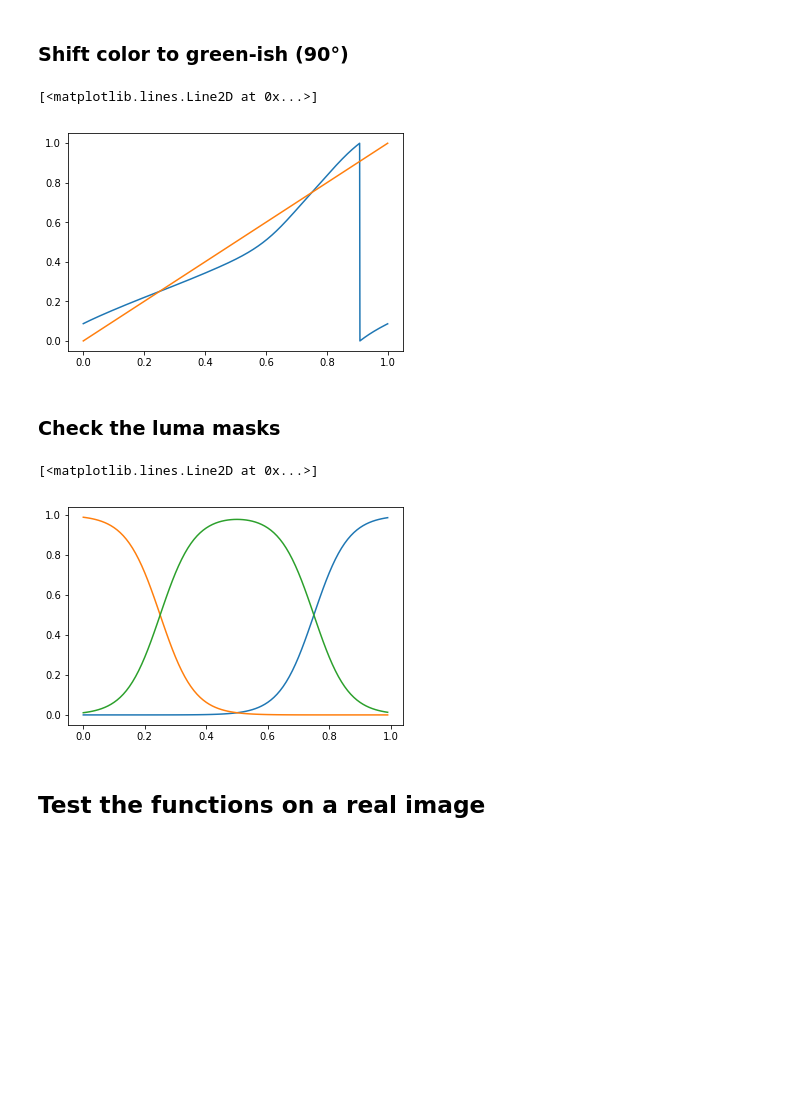
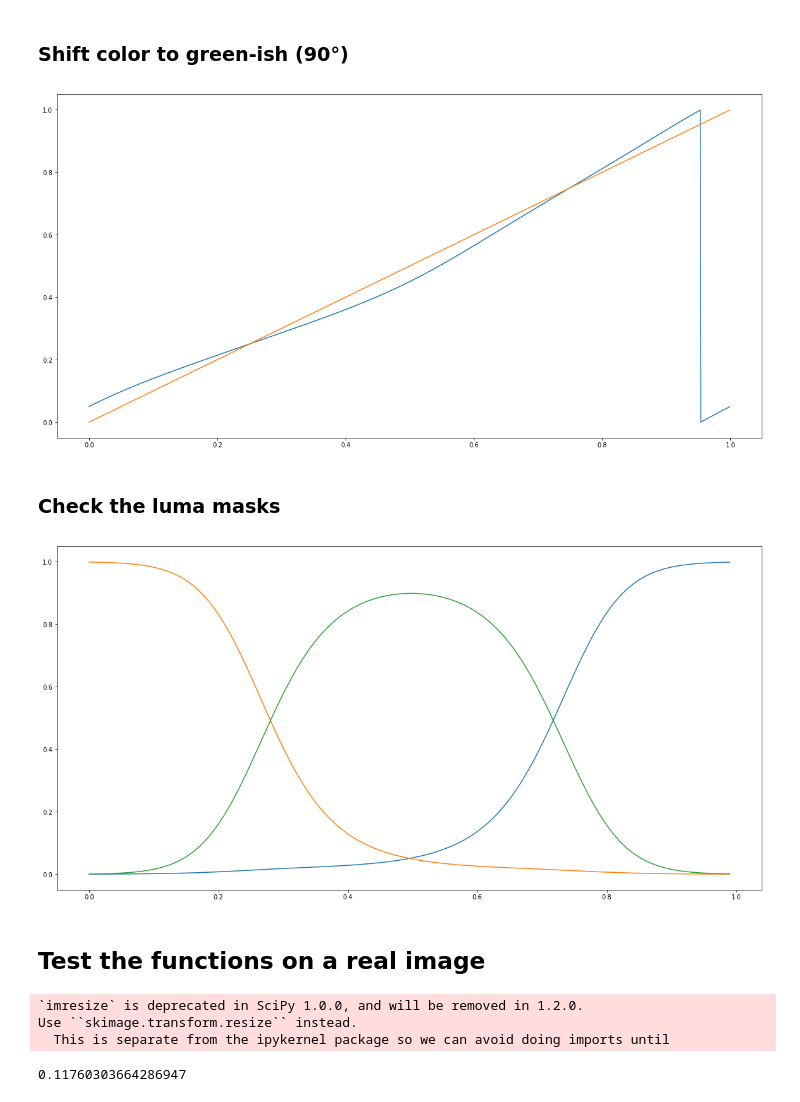
Before and after one commit to aurelienpierre/Image-Cases-Studies, a Jupyter notebook: notebooks/HSV color balance.ipynb, the cells around one changed output. Saved outputs shown, nothing was run; the diff lists cells and outputs as text; code cells hidden in the pictures; blank space fills up the shorter version.

```diff
--- a/notebooks/HSV color balance.ipynb
+++ b/notebooks/HSV color balance.ipynb
@@ -1,6 +1,7 @@
 # %%
 import numpy as np
+import scipy.misc
 from PIL import Image
 import colorsys
-import pylab
-%pylab inline
+import matplotlib.pyplot as plt
+plt.rcParams["figure.figsize"] = (20,10)
@@ -107,22 +126,33 @@ pylab.plot(theta, theta)
 ### Shift color to green-ish (90°)
 # %%
 y = rad2normal(hue(normal2rad(theta), np.pi/2, 1))
-pylab.plot(theta, y)
-pylab.plot(theta, theta)
+plt.plot(theta, y)
+plt.plot(theta, theta)
+plt.show()
 # %% [output]
-[<matplotlib.lines.Line2D at 0x...>]
-[figure, old version]
+[figure, new version]
 # %% [markdown]
 ### Check the luma masks
 # %%
 x = np.arange(0, 1, 0.01)
-norm = highlights(x) + shadows(x) + midtones(x)
-pylab.plot(x, highlights(x)/norm)
-pylab.plot(x, shadows(x)/norm)
-pylab.plot(x, midtones(x)/norm)
+
+low, mid, high = luma_masks(x)
+
+plt.plot(x, high)
+plt.plot(x, low)
+plt.plot(x, mid)
+plt.show()
 # %% [output]
-[<matplotlib.lines.Line2D at 0x...>]
-[figure, old version]
+[figure, new version]
 # %% [markdown]
 ## Test the functions on a real image
+# %%
+# Load image
+im = Image.open("../img/153412.jpg")
+im = scipy.misc.imresize(im, 0.25, interp='lanczos')
+im = Image.fromarray(im, 'RGB')
+# %% [output]
+`imresize` is deprecated in SciPy 1.0.0, and will be removed in 1.2.0.
+Use ``skimage.transform.resize`` instead.
+  This is separate from the ipykernel package so we can avoid doing imports until
 # %%
@@ -161,2 +186,9 @@ H_bis = rad2normal(hue(H_bis, 0.75, 1)) * high/total + rad2normal(hue(H_bis, 0.7
+# %%
+# Adjust saturation
+S_bis = saturation(S, 0.2) * high + saturation(S, 0.1) * high + saturation(S, 0) * low
+#S_bis = np.clip(S_bis, 0., 1.)
+S_bis.mean()
+# %% [output]
+0.11760303664286947
 # %%
 # Convert hue back to normal [0;1]
```
Also changed, not shown: parts of 14 cells of this notebook, 7 other files.
